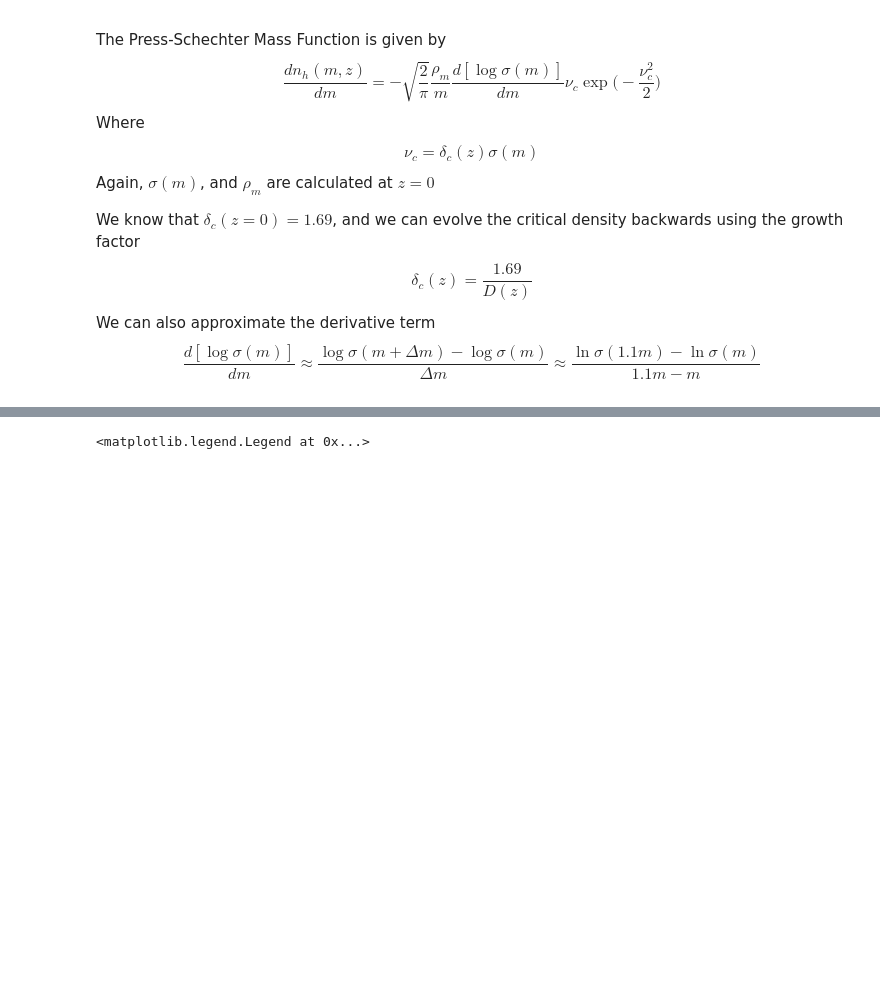
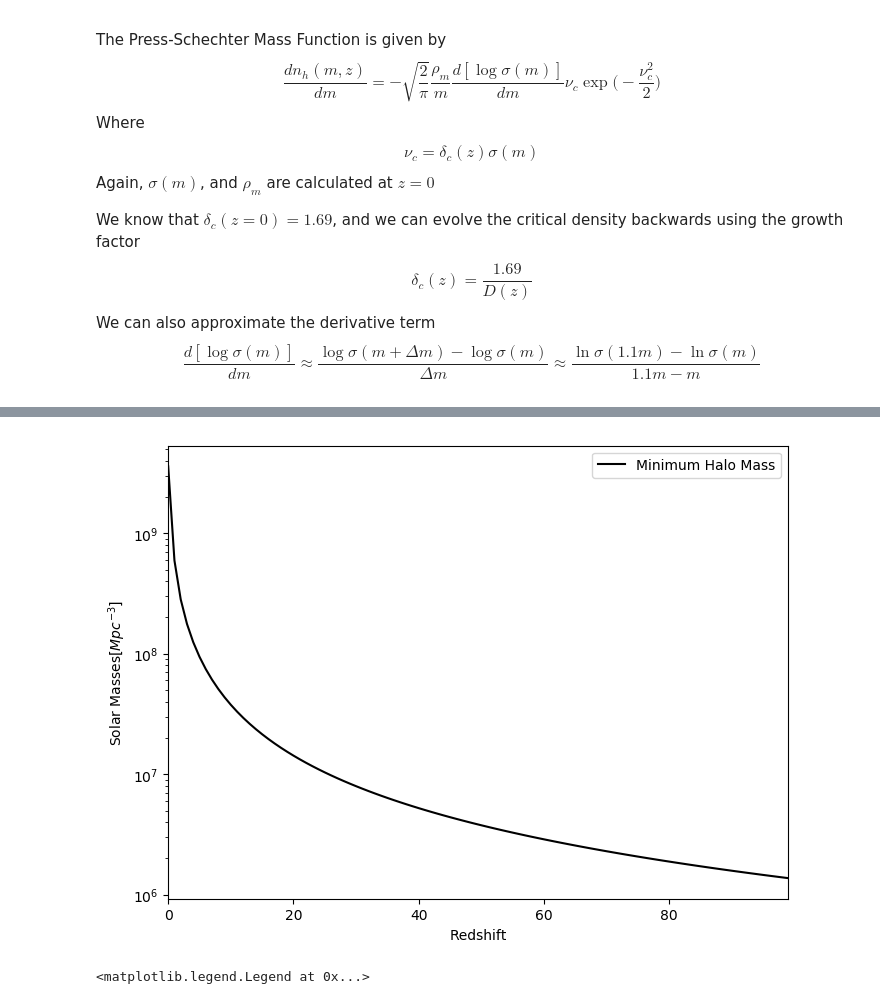
Before and after one commit to mdezylva/cosmology, a Jupyter notebook: Cosmology Assignment.ipynb, the cells around one changed output, grey strips where cells are left out. Saved outputs shown, nothing was run; the diff lists cells and outputs as text; code cells hidden in the pictures; blank space fills up the shorter version.

```diff
--- a/Cosmology Assignment.ipynb
+++ b/Cosmology Assignment.ipynb
@@ -333,3 +342,29 @@ ax2.margins(x=0)
+# %%
+t_vir = 10**4
+k_b = 1.45e-68 #kg Mpc s^-2 K^-1
+V_c = np.sqrt((2*k_b*t_vir)/(2*1.6726219e-27))
+
+def vir_r_noM(z):
+    mass_term = ((1)/(10**8 * h**(-1)))**(1/3)
+    density_term = (om_m * del_crit(z))/(om_m_z(z) * 18 * np.pi**2)
+    redshift_term = ((1+z)/10)**(-1)
+    return(0.784*mass_term*density_term*redshift_term*h**(-1))
+
+def min_mass(z):
+    temp_term = ((2*k_b*t_vir)/(2*1.67e-27*G*6.769e-38))**(3/2)
+    vel_term = vir_r_noM(z)**(3/2)
+    return(temp_term*vel_term * 10**(-3))
+#min_mass = [((2 k_b t_vir)/(2*1.67e-27*G*6.769e-38))**(3/2)*(0.784*((1)/(10**8 * h**(-1)))**(1/3)*(om_m * del_crit(zed))/(om_m_z(zed) * 18 * np.pi**2)*((1+zed)/10)**(-1))**(3/2) for zed in z]
+# %%
+fig, ax = plt.subplots(figsize= (8,6))
+ax.plot(z,min_mass(z),'k-',label='Minimum Halo Mass')
+ax.set_yscale("log")
+ax.legend(loc = 'upper right')
+ax.set_xlabel('Redshift')
+ax.set_ylabel('Solar Masses$[Mpc^{-3}]$')
+ax.margins(x=0)
+# %% [output]
+[figure, added]
 # %%
 x = np.linspace(0,np.pi,1000)
 # %%
```
Also changed, not shown: parts of 10 cells of this notebook.
